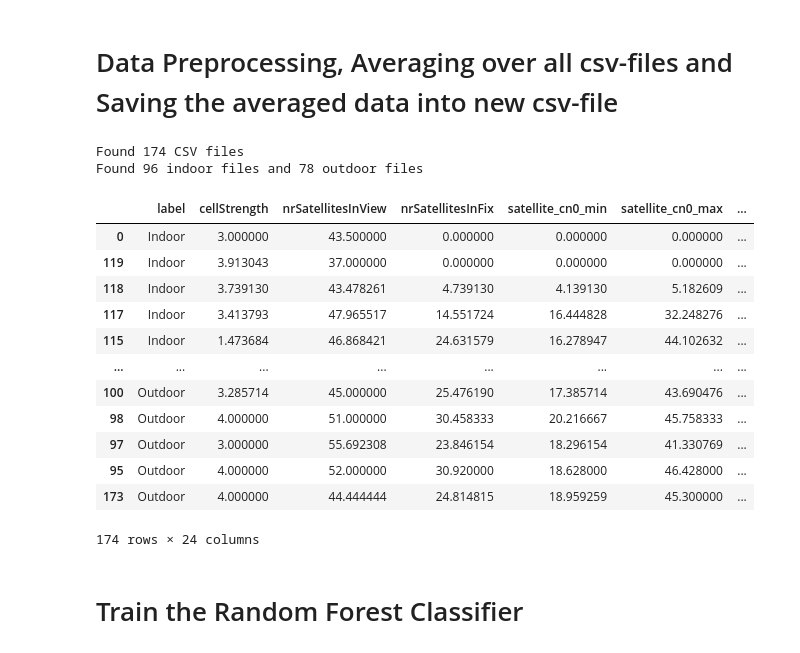
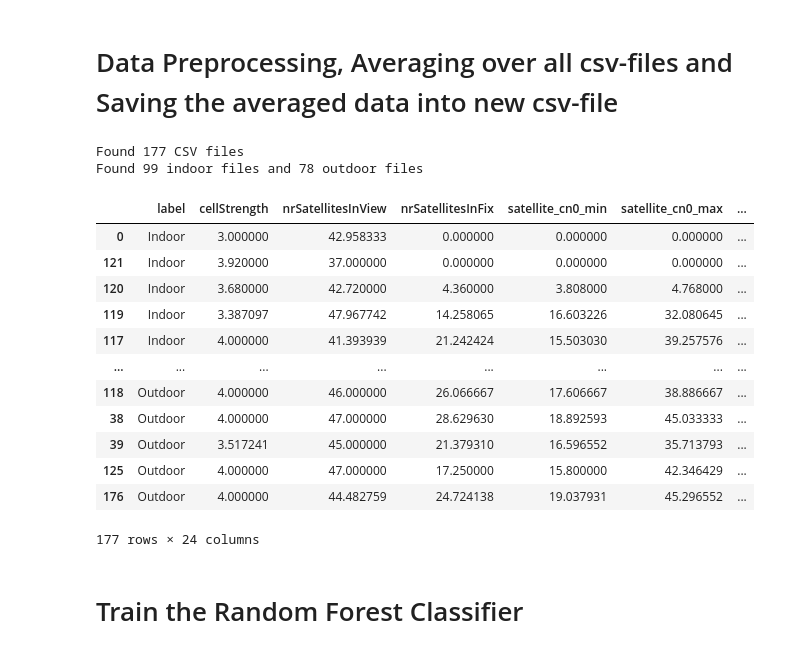
Before and after one commit to mtasd1/IODataProject, a Jupyter notebook: src/firsttry.ipynb, the cells around one changed output. Saved outputs shown, nothing was run; the diff lists cells and outputs as text; code cells hidden in the pictures.

```diff
--- a/src/firsttry.ipynb
+++ b/src/firsttry.ipynb
@@ -15,7 +15,7 @@ def preprocess_data(averaged_df, directory, file):
     df = safe_delete(df, deleted_columns)
 
     # Remove first x rows and reset begin index to 0
-    removedRows = 5
+    removedRows = 3
     df = df.iloc[removedRows:]
     df = df.reset_index(drop=True)
 
@@ -83,47 +83,47 @@ def safe_delete(df, columns):
     for column in columns:
         if column in df.columns:
             df = df.drop(columns=[column])
     return df
 
 files_directory = '../Daten/firsttry/'
 averaged_path = '../Daten/averaged_data.csv'
 
 if os.path.exists(averaged_path):
     os.remove(averaged_path)
     print(f"Removed {averaged_path}")
 
 # Get list of CSV files
 csv_files = [file for file in os.listdir(files_directory) if file.endswith('.csv')]
 print(f'Found {len(csv_files)} CSV files')
 
 # Get nr of files, where name starts with indoor and outdoor
 indoor_files = [file for file in csv_files if file.startswith('Indoor')]
 outdoor_files = [file for file in csv_files if file.startswith('Outdoor')]
 print(f'Found {len(indoor_files)} indoor files and {len(outdoor_files)} outdoor files')
 
 averaged_data = pd.DataFrame()
 
 for file in csv_files:
     averaged_data = preprocess_data(averaged_data, files_directory, file)
 
 averaged_data.sort_values(by=['label'], inplace=True)
 averaged_data
 # %% [output]
-Found 174 CSV files
-Found 96 indoor files and 78 outdoor files
+Found 177 CSV files
+Found 99 indoor files and 78 outdoor files
 |  | label | cellStrength | nrSatellitesInView | nrSatellitesInFix | satellite_cn0_min | satellite_cn0_max | ... |
-| 0 | Indoor | 3.000000 | 43.500000 | 0.000000 | 0.000000 | 0.000000 | ... |
-| 119 | Indoor | 3.913043 | 37.000000 | 0.000000 | 0.000000 | 0.000000 | ... |
-| 118 | Indoor | 3.739130 | 43.478261 | 4.739130 | 4.139130 | 5.182609 | ... |
-| 117 | Indoor | 3.413793 | 47.965517 | 14.551724 | 16.444828 | 32.248276 | ... |
-| 115 | Indoor | 1.473684 | 46.868421 | 24.631579 | 16.278947 | 44.102632 | ... |
+| 0 | Indoor | 3.000000 | 42.958333 | 0.000000 | 0.000000 | 0.000000 | ... |
+| 121 | Indoor | 3.920000 | 37.000000 | 0.000000 | 0.000000 | 0.000000 | ... |
+| 120 | Indoor | 3.680000 | 42.720000 | 4.360000 | 3.808000 | 4.768000 | ... |
+| 119 | Indoor | 3.387097 | 47.967742 | 14.258065 | 16.603226 | 32.080645 | ... |
+| 117 | Indoor | 4.000000 | 41.393939 | 21.242424 | 15.503030 | 39.257576 | ... |
 | ... | ... | ... | ... | ... | ... | ... | ... |
-| 100 | Outdoor | 3.285714 | 45.000000 | 25.476190 | 17.385714 | 43.690476 | ... |
-| 98 | Outdoor | 4.000000 | 51.000000 | 30.458333 | 20.216667 | 45.758333 | ... |
-| 97 | Outdoor | 3.000000 | 55.692308 | 23.846154 | 18.296154 | 41.330769 | ... |
-| 95 | Outdoor | 4.000000 | 52.000000 | 30.920000 | 18.628000 | 46.428000 | ... |
-| 173 | Outdoor | 4.000000 | 44.444444 | 24.814815 | 18.959259 | 45.300000 | ... |
+| 118 | Outdoor | 4.000000 | 46.000000 | 26.066667 | 17.606667 | 38.886667 | ... |
+| 38 | Outdoor | 4.000000 | 47.000000 | 28.629630 | 18.892593 | 45.033333 | ... |
+| 39 | Outdoor | 3.517241 | 45.000000 | 21.379310 | 16.596552 | 35.713793 | ... |
+| 125 | Outdoor | 4.000000 | 47.000000 | 17.250000 | 15.800000 | 42.346429 | ... |
+| 176 | Outdoor | 4.000000 | 44.482759 | 24.724138 | 19.037931 | 45.296552 | ... |
-174 rows × 24 columns
+177 rows × 24 columns
 # %% [markdown]
 # Train the Random Forest Classifier
 # %% [markdown]
```
Also changed, not shown: parts of 8 cells of this notebook, 5 other files.
